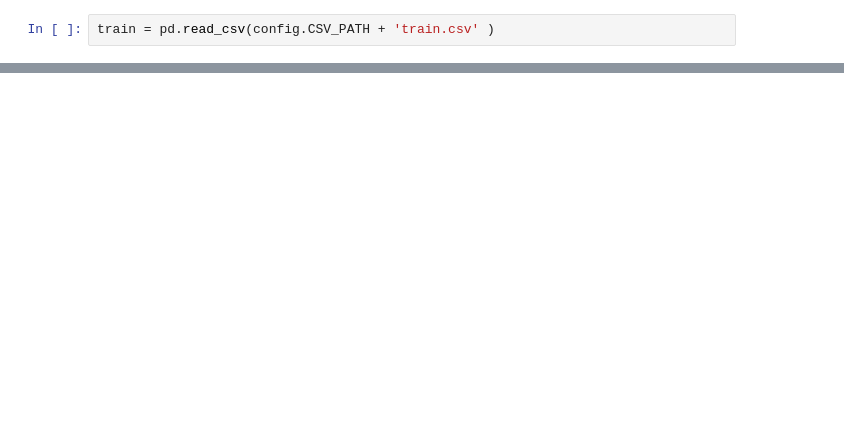
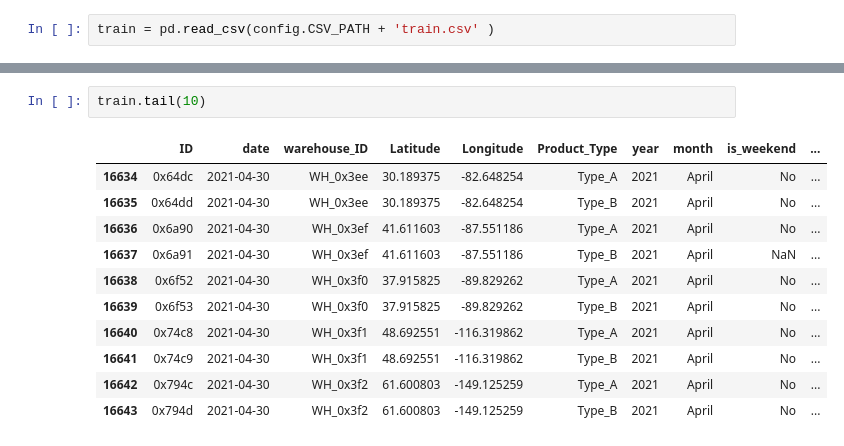
Before and after one commit to piyumaha12/Tredence-Data-Scientist-Hackathon, a Jupyter notebook: demand_forecasting.ipynb, the cells around one changed output, grey strips where cells are left out. Cells and saved outputs as stored; diff of their text form; blank space fills up the shorter version.

```diff
--- a/demand_forecasting.ipynb
+++ b/demand_forecasting.ipynb
@@ -23,0 +92,14 @@ train
+# %%
+train.tail(10)
+# %% [output]
+|  | ID | date | warehouse_ID | Latitude | Longitude | Product_Type | year | month | is_weekend | ... |
+| 16634 | 0x64dc | 2021-04-30 | WH_0x3ee | 30.189375 | -82.648254 | Type_A | 2021 | April | No | ... |
+| 16635 | 0x64dd | 2021-04-30 | WH_0x3ee | 30.189375 | -82.648254 | Type_B | 2021 | April | No | ... |
+| 16636 | 0x6a90 | 2021-04-30 | WH_0x3ef | 41.611603 | -87.551186 | Type_A | 2021 | April | No | ... |
+| 16637 | 0x6a91 | 2021-04-30 | WH_0x3ef | 41.611603 | -87.551186 | Type_B | 2021 | April | NaN | ... |
+| 16638 | 0x6f52 | 2021-04-30 | WH_0x3f0 | 37.915825 | -89.829262 | Type_A | 2021 | April | No | ... |
+| 16639 | 0x6f53 | 2021-04-30 | WH_0x3f0 | 37.915825 | -89.829262 | Type_B | 2021 | April | No | ... |
+| 16640 | 0x74c8 | 2021-04-30 | WH_0x3f1 | 48.692551 | -116.319862 | Type_A | 2021 | April | No | ... |
+| 16641 | 0x74c9 | 2021-04-30 | WH_0x3f1 | 48.692551 | -116.319862 | Type_B | 2021 | April | No | ... |
+| 16642 | 0x794c | 2021-04-30 | WH_0x3f2 | 61.600803 | -149.125259 | Type_A | 2021 | April | No | ... |
+| 16643 | 0x794d | 2021-04-30 | WH_0x3f2 | 61.600803 | -149.125259 | Type_B | 2021 | April | No | ... |
```
Also changed, not shown: parts of 13 cells of this notebook.
